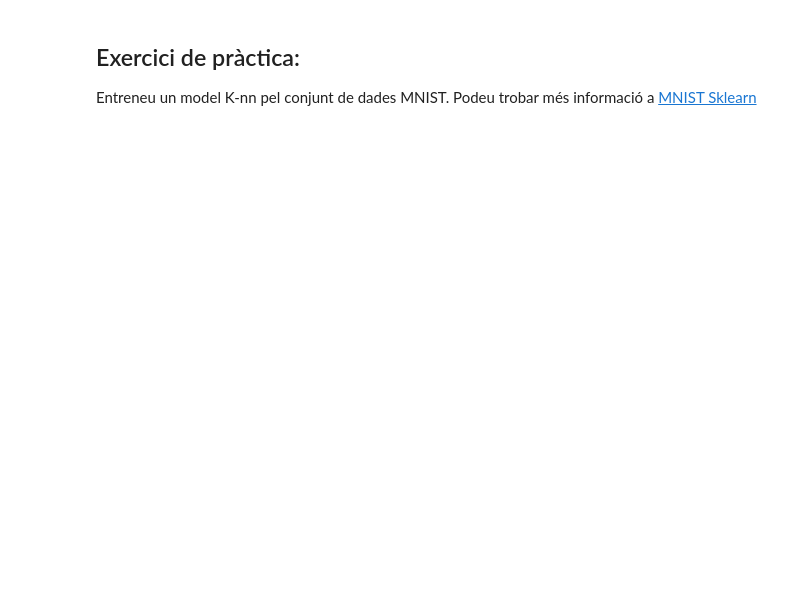
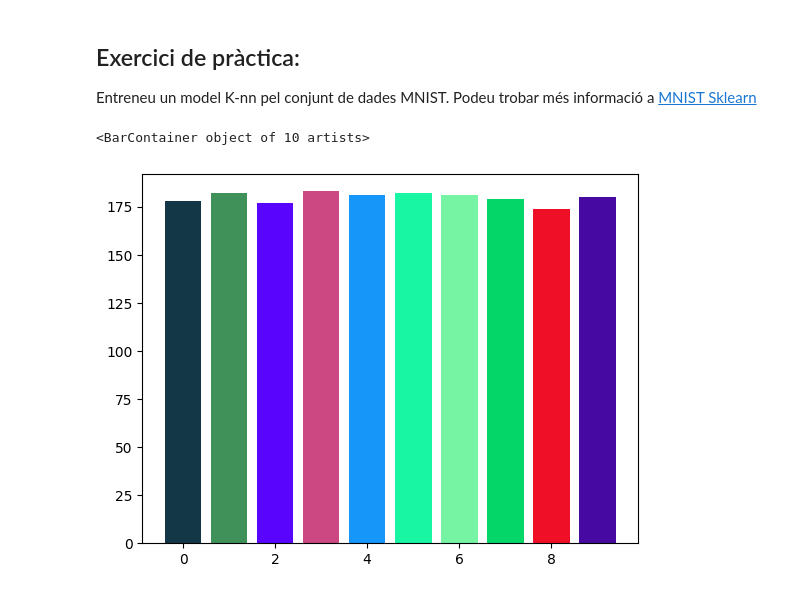
Before and after one commit to MateoProjects/CE-IA-i-Big-Data-Vedruna, a Jupyter notebook: SAA/SAA_Cap3_work.ipynb, the cells around one changed output. Saved outputs shown, nothing was run; the diff lists cells and outputs as text; code cells hidden in the pictures; blank space fills up the shorter version.

```diff
--- a/SAA/SAA_Cap3_work.ipynb
+++ b/SAA/SAA_Cap3_work.ipynb
@@ -129,3 +165,10 @@ digits = datasets.load_digits()
 
 # Pista, heu de pensar que és una imatge/matriu i per el knn necessitem que sigui un vector .
 # Per exemple si és l'imatge de 4x4 hem de passar d'una matriu de 4x4 a un únic vector de 16 elements
+# %%
+unique, counts = np.unique(digits.target, return_counts=True)
+colors = np.random.rand(10, 3)
+plt.bar([x  for x in range(0,10)], counts, color=colors)
+# %% [output]
+<BarContainer object of 10 artists>
+[figure, added]
```
Also changed, not shown: parts of 13 cells of this notebook, 14 other files.
